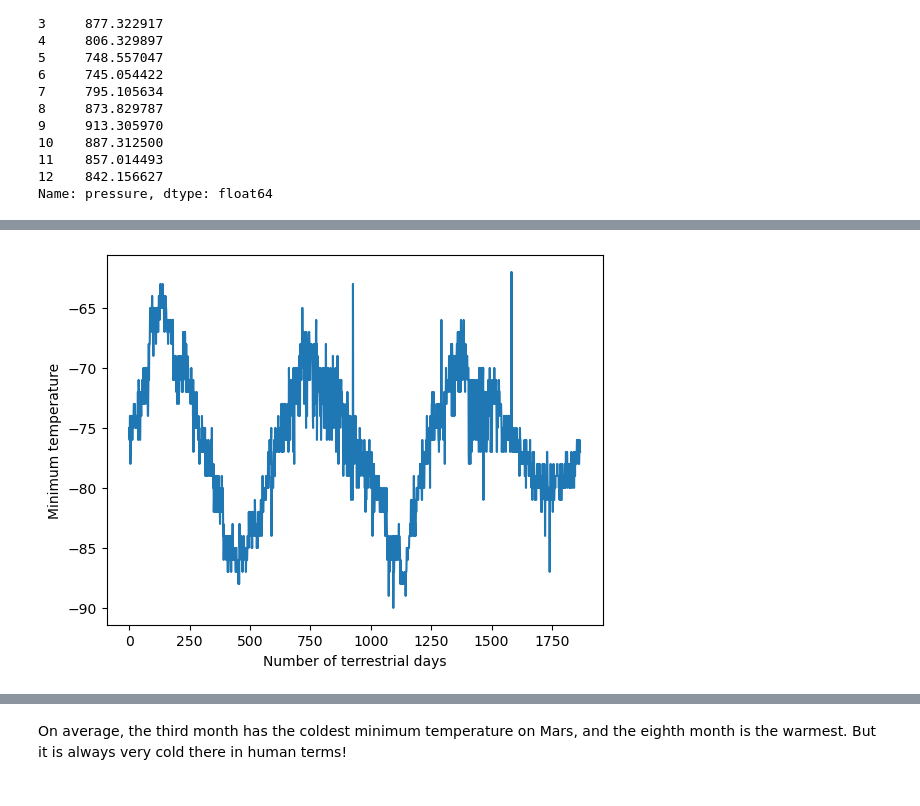
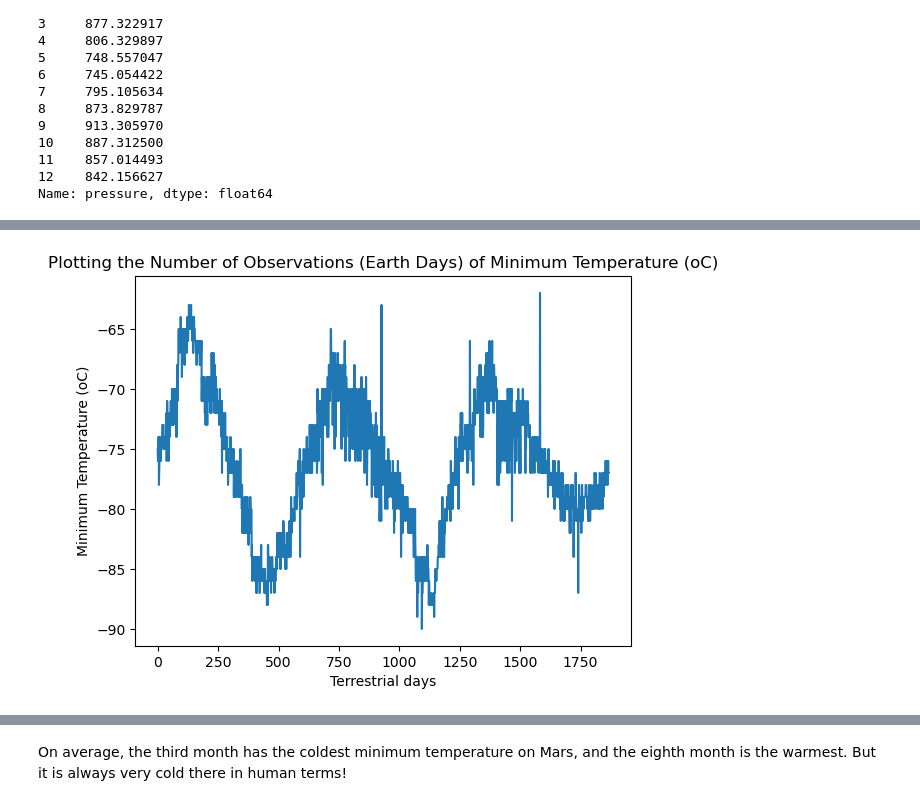
Before and after one commit to AleidvdZ/scraping_mars_challenge, a Jupyter notebook: part_2_mars_weather.ipynb, the cells around one changed output, grey strips where cells are left out. Saved outputs shown, nothing was run; the diff lists cells and outputs as text; code cells hidden in the pictures.

```diff
--- a/part_2_mars_weather.ipynb
+++ b/part_2_mars_weather.ipynb
@@ -208,4 +235,10 @@ Name: pressure, dtype: float64
 # %%
 # 5. How many terrestrial (earth) days are there in a Martian year?
+plt.plot(df["min_temp"])
+plt.title("Plotting the Number of Observations (Earth Days) of Minimum Temperature (oC)")
+plt.xlabel("Terrestrial days")
+plt.ylabel("Minimum Temperature (oC)")
+
+plt.show()
 # %% [output]
-[figure, old version]
+[figure, new version]
```
Also changed, not shown: parts of 15 cells of this notebook, 1 other file.
